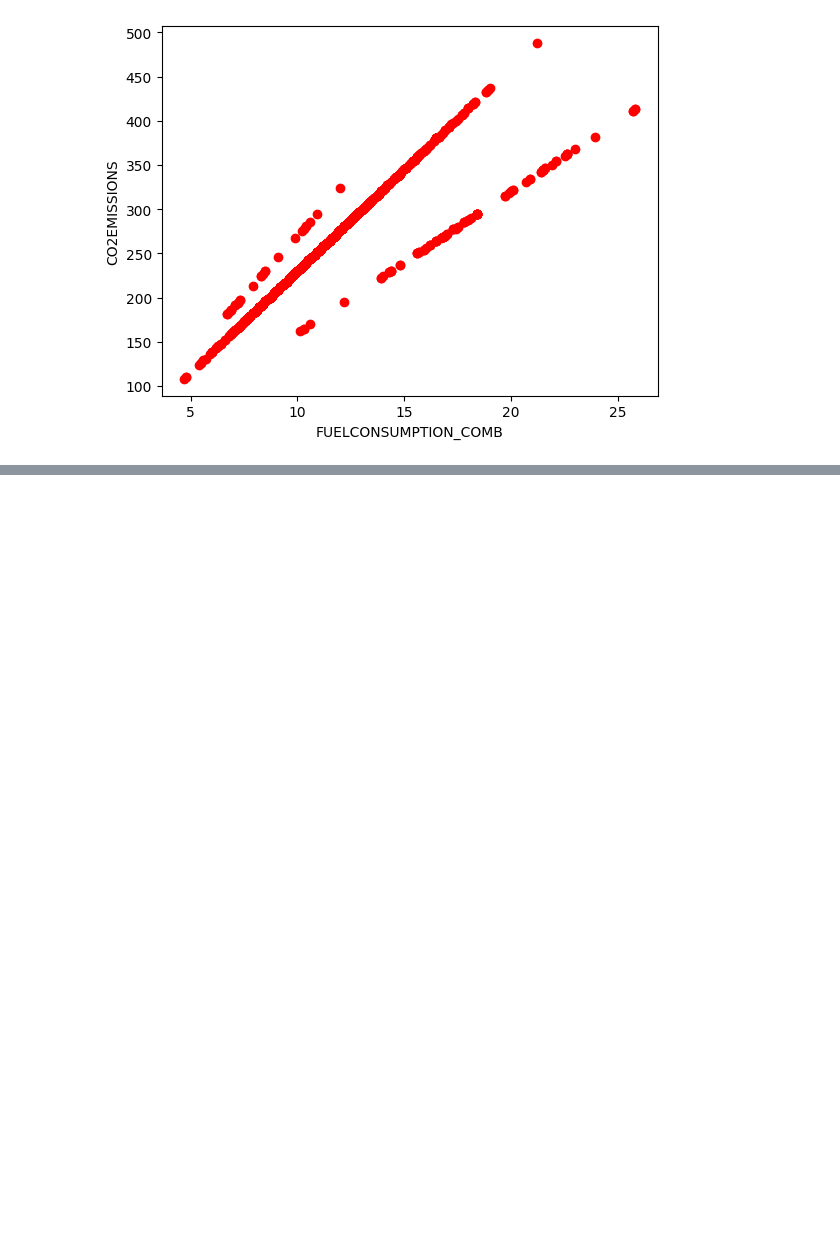
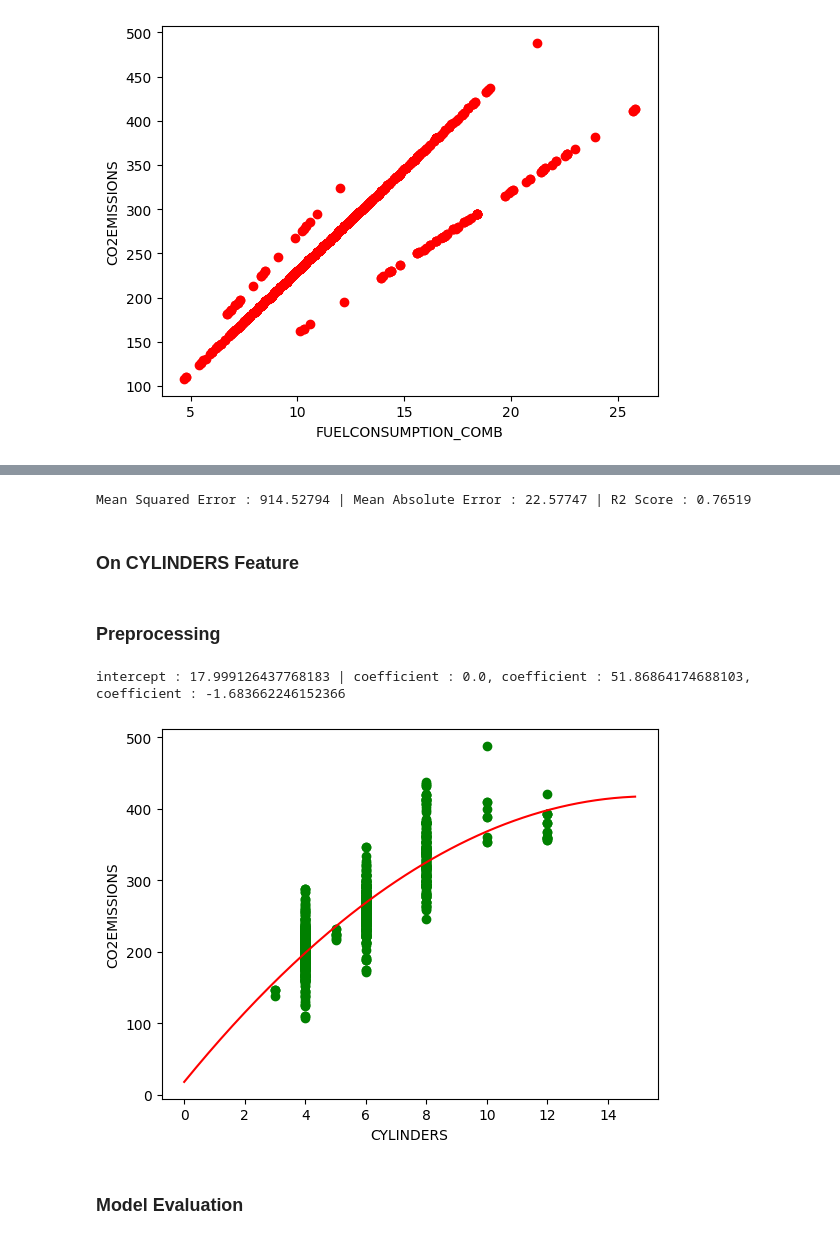
Before and after one commit to fahime9407/Machine-Learning-Path, a Jupyter notebook: regression/practicePoly.ipynb, the cells around one changed output, grey strips where cells are left out. Drawn from its saved outputs; the diff is of its cells as text; code cells hidden in the pictures; blank space fills up the shorter version.

```diff
--- a/regression/practicePoly.ipynb
+++ b/regression/practicePoly.ipynb
@@ -244,0 +152,42 @@ Mean Squared Error : 479.98089 | Mean Absolute Error : 12.27040 | R2 Score : 0.8
+# %%
+y_test_pred = mymodel.predict(x_test_poly)
+
+mse = np.mean((y_test - y_test_pred) ** 2)
+mae = np.mean(np.absolute(y_test - y_test_pred))
+r2 = r2_score(y_test, y_test_pred)
+
+print(f"mean squared error : {mse:.5f} | mean absolute error : {mae:.5f} | r2 score : {r2:.5f}".title().title())
+# %% [output]
+Mean Squared Error : 914.52794 | Mean Absolute Error : 22.57747 | R2 Score : 0.76519
+# %% [markdown]
+### On CYLINDERS Feature
+# %% [markdown]
+### Preprocessing
+# %%
+x_train = np.asanyarray(train[["CYLINDERS"]])
+y_train = np.asanyarray(train[["CO2EMISSIONS"]])
+
+x_test = np.asanyarray(test[["CYLINDERS"]])
+y_test = np.asanyarray(test[["CO2EMISSIONS"]])
+# %%
+x_train_poly = poly.fit_transform(x_train)
+x_test_poly = poly.transform(x_test)
+# %%
+model = LinearRegression()
+model.fit(x_train_poly, y_train)
+
+print(f"intercept : {model.intercept_[0]} | coefficient : {model.coef_[0][0]}, coefficient : {model.coef_[0][1]}, coefficient : {model.coef_[0][2]}")
+# %% [output]
+intercept : 17.999126437768183 | coefficient : 0.0, coefficient : 51.86864174688103, coefficient : -1.683662246152366
+# %%
+plt.scatter(cdf["CYLINDERS"], cdf["CO2EMISSIONS"], color="green")
+x = np.arange(0, 15, 0.1)
+y = model.intercept_[0] + model.coef_[0][1] * x + model.coef_[0][2] * np.pow(x, 2)
+plt.plot(x, y, color="red")
+plt.xlabel("CYLINDERS")
+plt.ylabel("CO2EMISSIONS")
+plt.show()
+# %% [output]
+[figure, added]
+# %% [markdown]
+### Model Evaluation
```
Also changed, not shown: parts of 64 cells of this notebook, 1 other file.
